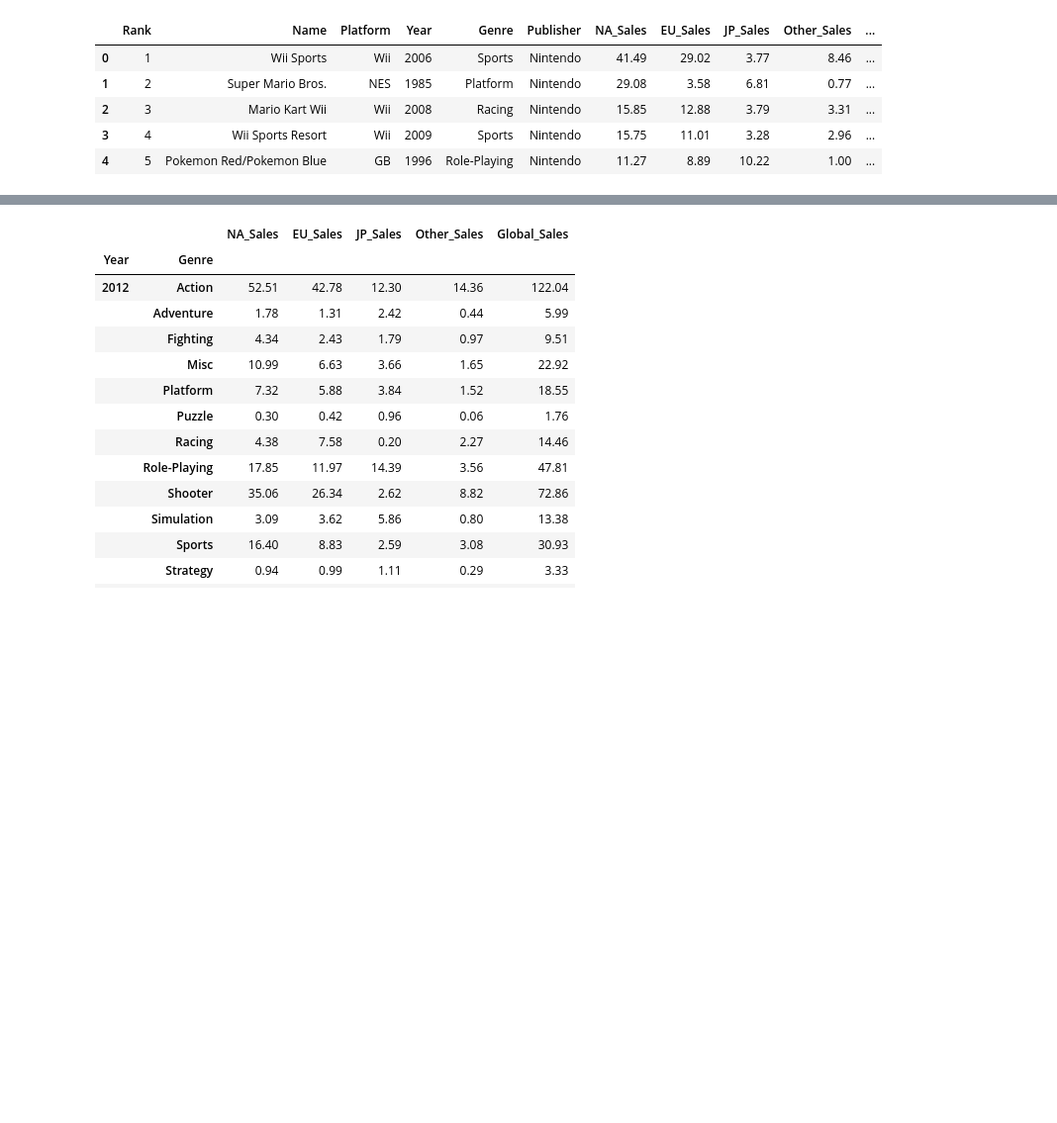
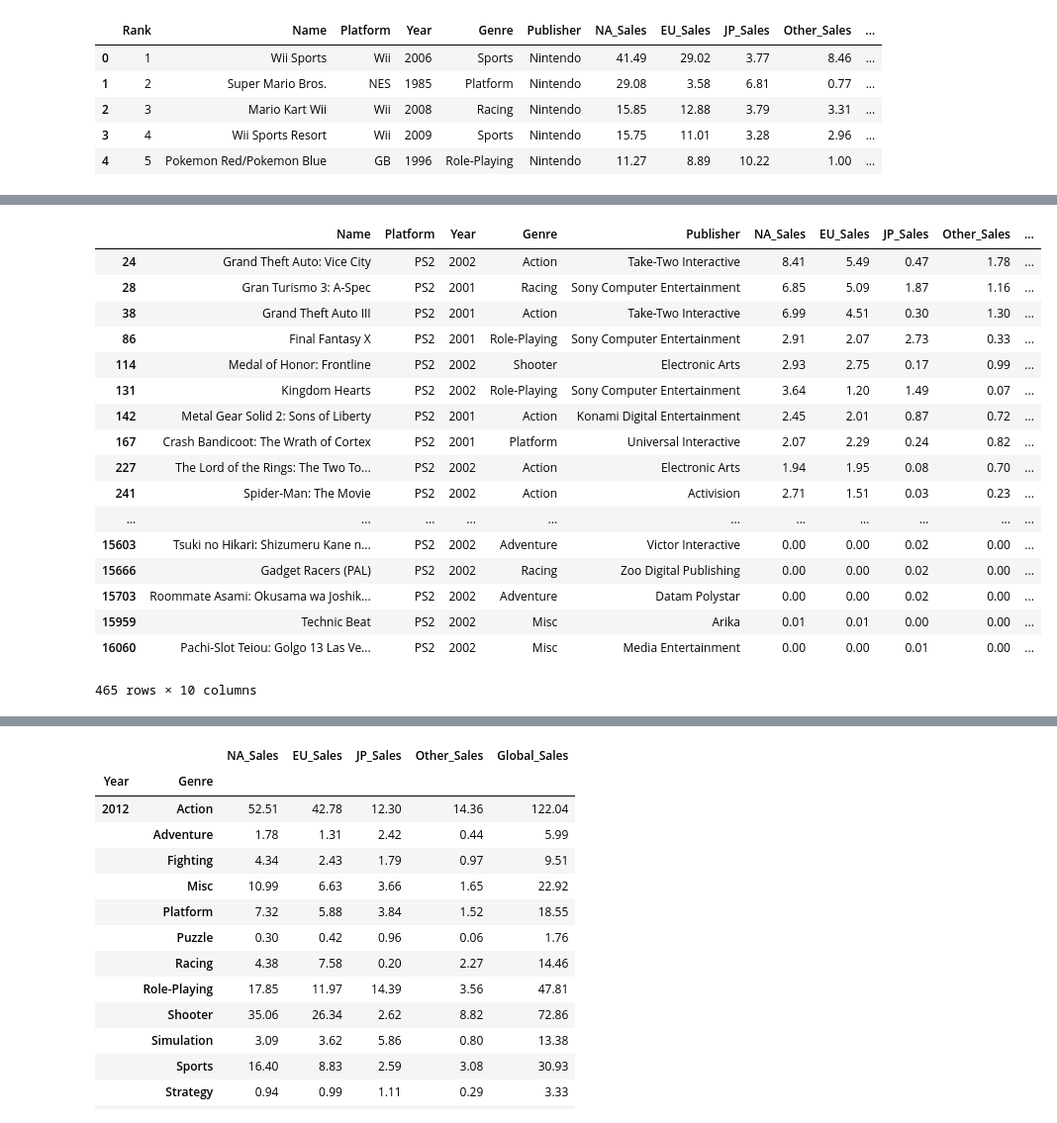
Before and after one commit to tortas/Video-Game-Data-Exploration, a Jupyter notebook: VGame_Exploration.ipynb, the cells around one changed output, grey strips where cells are left out. Shown at 99% size. Saved outputs shown, nothing was run; the diff lists cells and outputs as text; code cells hidden in the pictures; blank space fills up the shorter version.

```diff
--- a/VGame_Exploration.ipynb
+++ b/VGame_Exploration.ipynb
@@ -44,0 +69,21 @@ vg_sales.head()
+# %%
+vg_sales[(vg_sales.Year >= 2001) & (vg_sales.Year <= 2002) & (vg_sales.Platform == 'PS2')]
+# %% [output]
+|  | Name | Platform | Year | Genre | Publisher | NA_Sales | EU_Sales | JP_Sales | Other_Sales | ... |
+| 24 | Grand Theft Auto: Vice City | PS2 | 2002 | Action | Take-Two Interactive | 8.41 | 5.49 | 0.47 | 1.78 | ... |
+| 28 | Gran Turismo 3: A-Spec | PS2 | 2001 | Racing | Sony Computer Entertainment | 6.85 | 5.09 | 1.87 | 1.16 | ... |
+| 38 | Grand Theft Auto III | PS2 | 2001 | Action | Take-Two Interactive | 6.99 | 4.51 | 0.30 | 1.30 | ... |
+| 86 | Final Fantasy X | PS2 | 2001 | Role-Playing | Sony Computer Entertainment | 2.91 | 2.07 | 2.73 | 0.33 | ... |
+| 114 | Medal of Honor: Frontline | PS2 | 2002 | Shooter | Electronic Arts | 2.93 | 2.75 | 0.17 | 0.99 | ... |
+| 131 | Kingdom Hearts | PS2 | 2002 | Role-Playing | Sony Computer Entertainment | 3.64 | 1.20 | 1.49 | 0.07 | ... |
+| 142 | Metal Gear Solid 2: Sons of Liberty | PS2 | 2001 | Action | Konami Digital Entertainment | 2.45 | 2.01 | 0.87 | 0.72 | ... |
+| 167 | Crash Bandicoot: The Wrath of Cortex | PS2 | 2001 | Platform | Universal Interactive | 2.07 | 2.29 | 0.24 | 0.82 | ... |
+| 227 | The Lord of the Rings: The Two To... | PS2 | 2002 | Action | Electronic Arts | 1.94 | 1.95 | 0.08 | 0.70 | ... |
+| 241 | Spider-Man: The Movie | PS2 | 2002 | Action | Activision | 2.71 | 1.51 | 0.03 | 0.23 | ... |
+| ... | ... | ... | ... | ... | ... | ... | ... | ... | ... | ... |
+| 15603 | Tsuki no Hikari: Shizumeru Kane n... | PS2 | 2002 | Adventure | Victor Interactive | 0.00 | 0.00 | 0.02 | 0.00 | ... |
+| 15666 | Gadget Racers (PAL) | PS2 | 2002 | Racing | Zoo Digital Publishing | 0.00 | 0.00 | 0.02 | 0.00 | ... |
+| 15703 | Roommate Asami: Okusama wa Joshik... | PS2 | 2002 | Adventure | Datam Polystar | 0.00 | 0.00 | 0.02 | 0.00 | ... |
+| 15959 | Technic Beat | PS2 | 2002 | Misc | Arika | 0.01 | 0.01 | 0.00 | 0.00 | ... |
+| 16060 | Pachi-Slot Teiou: Golgo 13 Las Ve... | PS2 | 2002 | Misc | Media Entertainment | 0.00 | 0.00 | 0.01 | 0.00 | ... |
+465 rows × 10 columns
```
Also changed, not shown: parts of 17 cells of this notebook.
